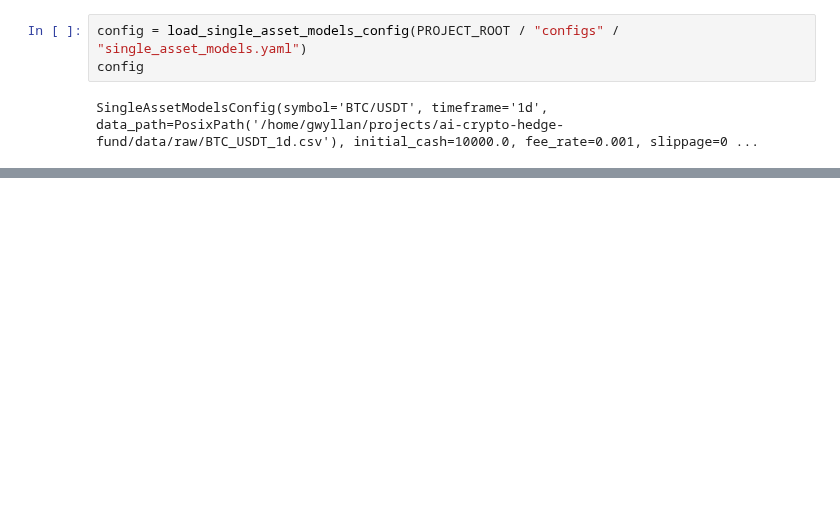
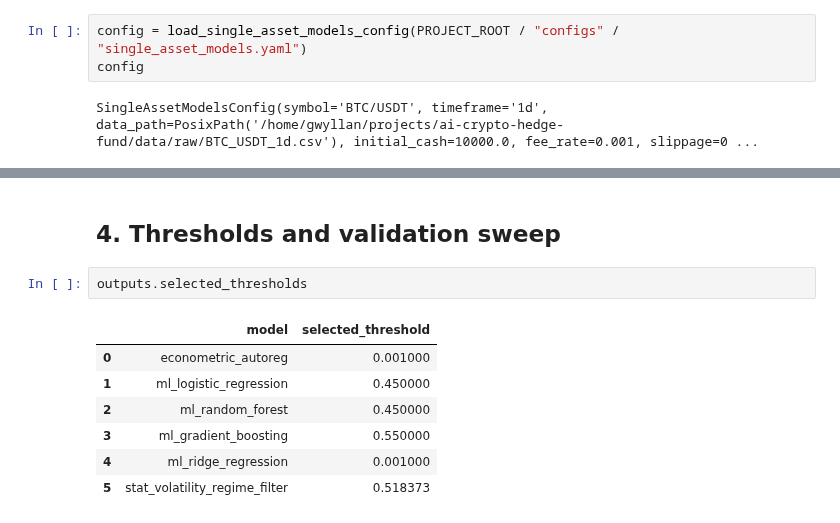
Before and after one commit to rkuznetc/ai-crypto-hedge-fund, a Jupyter notebook: notebooks/02_single_asset_models.ipynb, the cells around one changed output, grey strips where cells are left out. Saved outputs shown, nothing was run; the diff lists cells and outputs as text; blank space fills up the shorter version.

```diff
--- a/notebooks/02_single_asset_models.ipynb
+++ b/notebooks/02_single_asset_models.ipynb
@@ -61,0 +98,12 @@ outputs.trading_metrics
+# %% [markdown]
+## 4. Thresholds and validation sweep
+# %%
+outputs.selected_thresholds
+# %% [output]
+|  | model | selected_threshold |
+| 0 | econometric_autoreg | 0.001000 |
+| 1 | ml_logistic_regression | 0.450000 |
+| 2 | ml_random_forest | 0.450000 |
+| 3 | ml_gradient_boosting | 0.550000 |
+| 4 | ml_ridge_regression | 0.001000 |
+| 5 | stat_volatility_regime_filter | 0.518373 |
```
Also changed, not shown: parts of 19 cells of this notebook.
